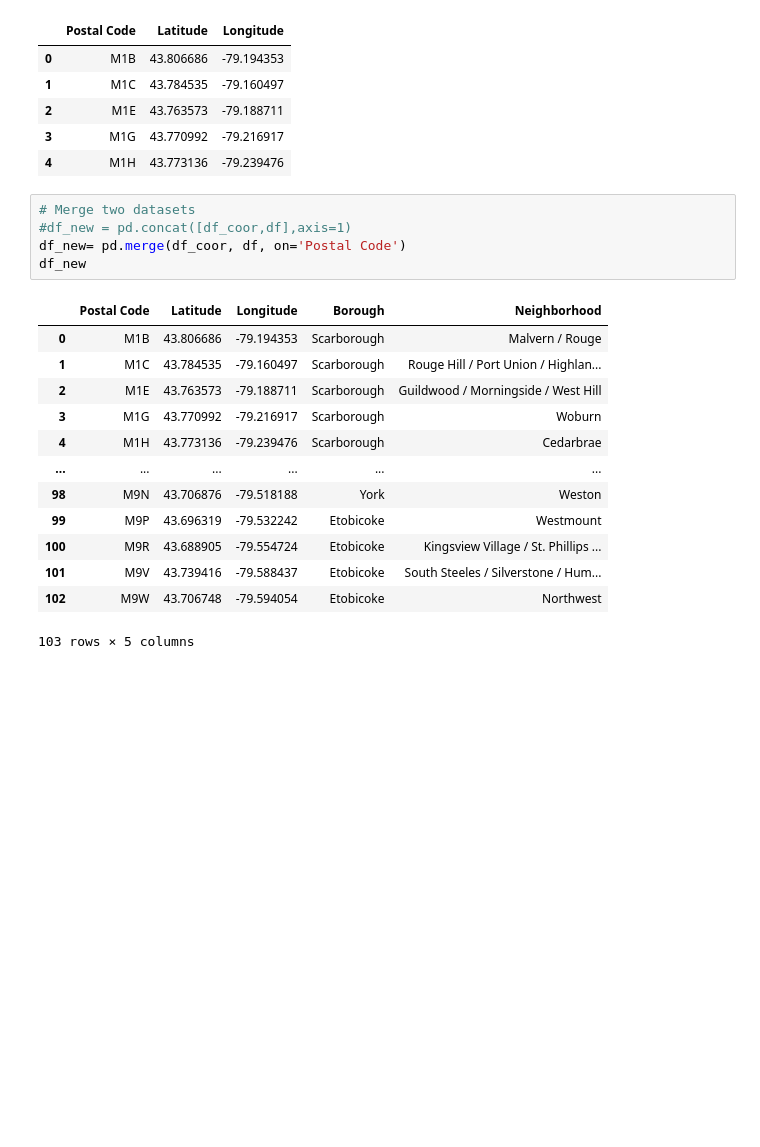
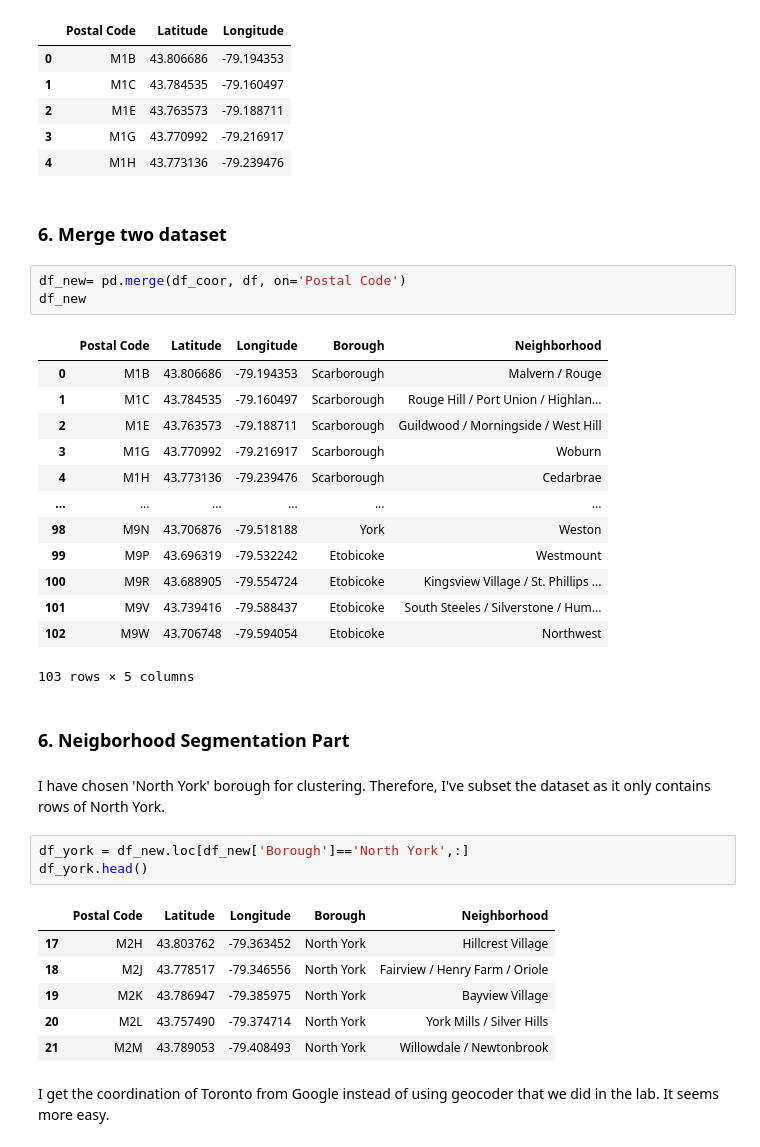
Before and after one commit to CelikDuygu/capstone-project, a Jupyter notebook: Load_Data_Wiki.ipynb, the cells around one changed output. Saved outputs shown, nothing was run; the diff lists cells and outputs as text; blank space fills up the shorter version.

```diff
--- a/Load_Data_Wiki.ipynb
+++ b/Load_Data_Wiki.ipynb
@@ -92,9 +100,9 @@ df_coor.head()
 | 2 | M1E | 43.763573 | -79.188711 |
 | 3 | M1G | 43.770992 | -79.216917 |
 | 4 | M1H | 43.773136 | -79.239476 |
+# %% [markdown]
+### 6. Merge two dataset
 # %%
-# Merge two datasets
-#df_new = pd.concat([df_coor,df],axis=1)
 df_new= pd.merge(df_coor, df, on='Postal Code')
 df_new
 # %% [output]
@@ -111,3 +119,19 @@ df_new
 | 101 | M9V | 43.739416 | -79.588437 | Etobicoke | South Steeles / Silverstone / Hum... |
 | 102 | M9W | 43.706748 | -79.594054 | Etobicoke | Northwest |
 103 rows × 5 columns
+# %% [markdown]
+### 6. Neigborhood Segmentation Part
+# %% [markdown]
+I have chosen 'North York' borough for clustering. Therefore, I've subset the dataset as it only contains rows of North York.
+# %%
+df_york = df_new.loc[df_new['Borough']=='North York',:]
+df_york.head()
+# %% [output]
+|  | Postal Code | Latitude | Longitude | Borough | Neighborhood |
+| 17 | M2H | 43.803762 | -79.363452 | North York | Hillcrest Village |
+| 18 | M2J | 43.778517 | -79.346556 | North York | Fairview / Henry Farm / Oriole |
+| 19 | M2K | 43.786947 | -79.385975 | North York | Bayview Village |
+| 20 | M2L | 43.757490 | -79.374714 | North York | York Mills / Silver Hills |
+| 21 | M2M | 43.789053 | -79.408493 | North York | Willowdale / Newtonbrook |
+# %% [markdown]
+I get the coordination of Toronto from Google instead of using geocoder that we did in the lab. It seems more easy.
```
Also changed, not shown: parts of 11 cells of this notebook.
